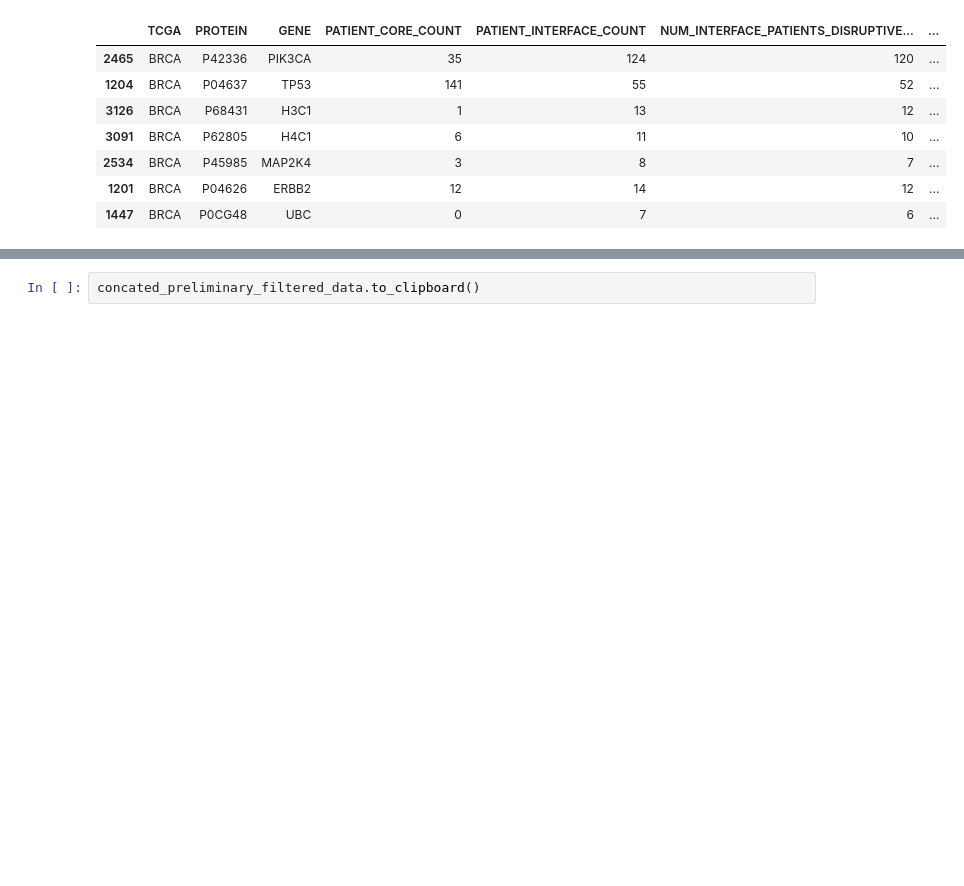
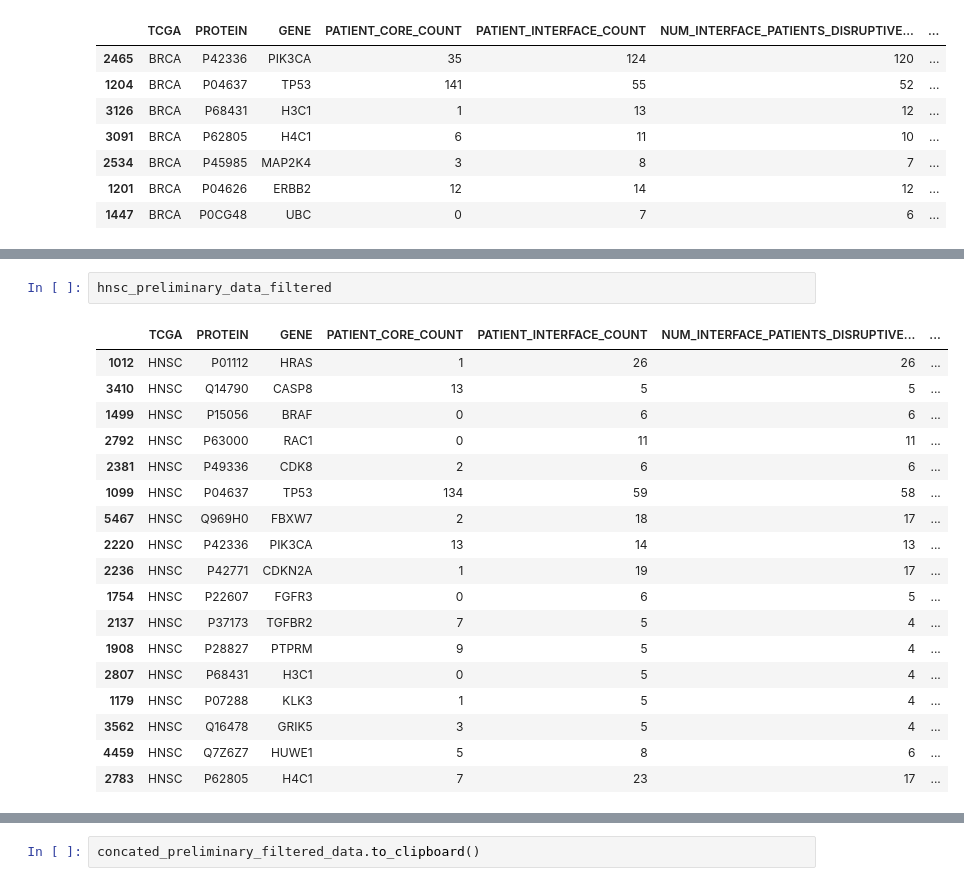
Before and after one commit to ibrahimberb/Predicting-Mutation-Effects, a Jupyter notebook: src/tables/preliminary_tables.ipynb, the cells around one changed output, grey strips where cells are left out. Cells and saved outputs as stored; diff of their text form; blank space fills up the shorter version.

```diff
--- a/src/tables/preliminary_tables.ipynb
+++ b/src/tables/preliminary_tables.ipynb
@@ -79,0 +115,21 @@ brca_preliminary_data_filtered
+# %%
+hnsc_preliminary_data_filtered
+# %% [output]
+|  | TCGA | PROTEIN | GENE | PATIENT_CORE_COUNT | PATIENT_INTERFACE_COUNT | NUM_INTERFACE_PATIENTS_DISRUPTIVE... | ... |
+| 1012 | HNSC | P01112 | HRAS | 1 | 26 | 26 | ... |
+| 3410 | HNSC | Q14790 | CASP8 | 13 | 5 | 5 | ... |
+| 1499 | HNSC | P15056 | BRAF | 0 | 6 | 6 | ... |
+| 2792 | HNSC | P63000 | RAC1 | 0 | 11 | 11 | ... |
+| 2381 | HNSC | P49336 | CDK8 | 2 | 6 | 6 | ... |
+| 1099 | HNSC | P04637 | TP53 | 134 | 59 | 58 | ... |
+| 5467 | HNSC | Q969H0 | FBXW7 | 2 | 18 | 17 | ... |
+| 2220 | HNSC | P42336 | PIK3CA | 13 | 14 | 13 | ... |
+| 2236 | HNSC | P42771 | CDKN2A | 1 | 19 | 17 | ... |
+| 1754 | HNSC | P22607 | FGFR3 | 0 | 6 | 5 | ... |
+| 2137 | HNSC | P37173 | TGFBR2 | 7 | 5 | 4 | ... |
+| 1908 | HNSC | P28827 | PTPRM | 9 | 5 | 4 | ... |
+| 2807 | HNSC | P68431 | H3C1 | 0 | 5 | 4 | ... |
+| 1179 | HNSC | P07288 | KLK3 | 1 | 5 | 4 | ... |
+| 3562 | HNSC | Q16478 | GRIK5 | 3 | 5 | 4 | ... |
+| 4459 | HNSC | Q7Z6Z7 | HUWE1 | 5 | 8 | 6 | ... |
+| 2783 | HNSC | P62805 | H4C1 | 7 | 23 | 17 | ... |
```
Also changed, not shown: parts of 14 cells of this notebook, 2 other files.
